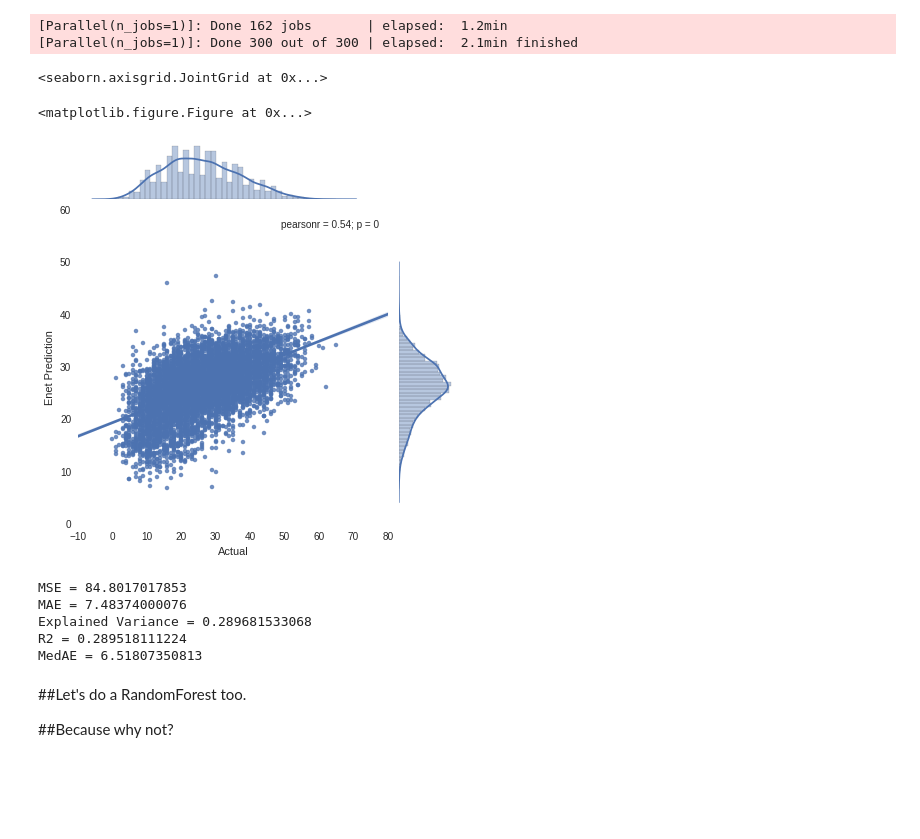
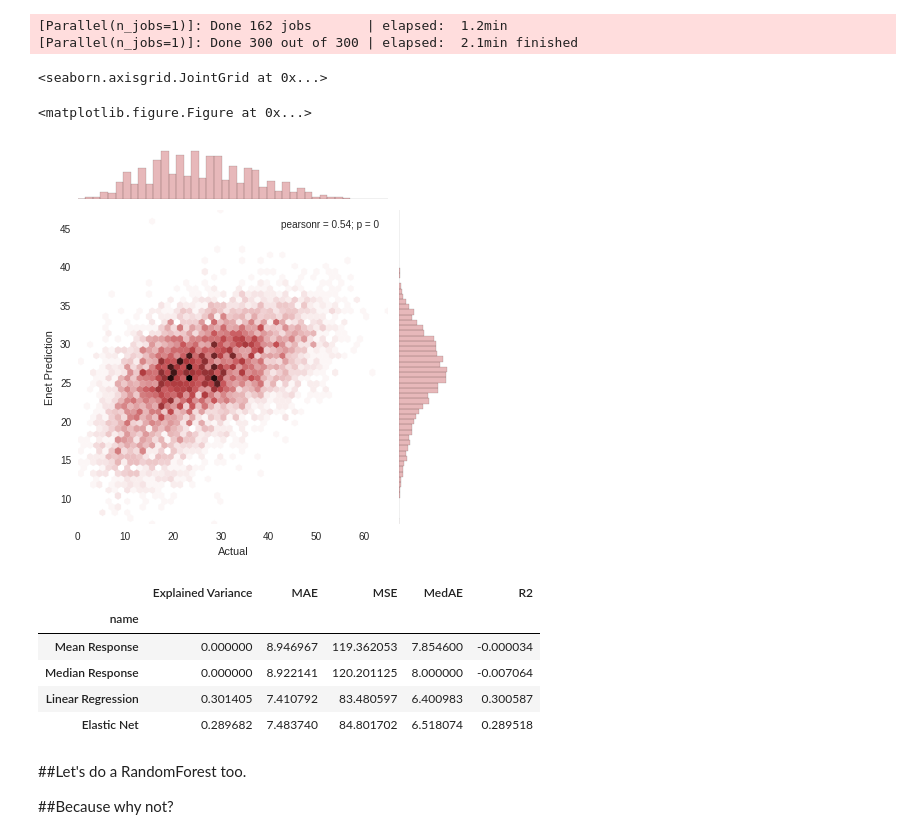
Before and after one commit to dsakagi/odsc-pisa, a Jupyter notebook: PISAMEX.ipynb, the cells around one changed output. Saved outputs shown, nothing was run; the diff lists cells and outputs as text; code cells hidden in the pictures; blank space fills up the shorter version.

```diff
--- a/PISAMEX.ipynb
+++ b/PISAMEX.ipynb
@@ -735,25 +766,27 @@ Fitting 3 folds for each of 100 candidates, totalling 300 fits
 [Parallel(n_jobs=1)]: Done 162 jobs       | elapsed:  1.2min
 [Parallel(n_jobs=1)]: Done 300 out of 300 | elapsed:  2.1min finished
 # %%
+enet_predictions = pd.Series(enet.predict(test_this),
+                             name='Elastic Net')
 p_df = pd.DataFrame({'Enet Prediction': enet_predictions,
                      'Actual': test_target.values})
 
 pylab.figure(figsize=(10, 10))
-sns.jointplot('Actual', 'Enet Prediction', data=p_df, kind="reg")
+sns.jointplot('Actual', 'Enet Prediction', data=p_df, kind="hex",
+              color=sns.color_palette()[2])
 # %% [output]
 <seaborn.axisgrid.JointGrid at 0x...>
 <matplotlib.figure.Figure at 0x...>
-[figure, old version]
+[figure, new version]
-# %%
-for metric_name, metric_func in test_metrics.iteritems():
-    print '{} = {}'.format(metric_name,
-                           metric_func(test_target, enet_predictions))
-# %% [output]
-MSE = 84.8017017853
-MAE = 7.48374000076
-Explained Variance = 0.289681533068
-R2 = 0.289518111224
-MedAE = 6.51807350813
+# %%
+metrics_report(mean_predictions, median_predictions, lr_predictions, enet_predictions)
+# %% [output]
+|  | Explained Variance | MAE | MSE | MedAE | R2 |
+| name |  |  |  |  |  |
+| Mean Response | 0.000000 | 8.946967 | 119.362053 | 7.854600 | -0.000034 |
+| Median Response | 0.000000 | 8.922141 | 120.201125 | 8.000000 | -0.007064 |
+| Linear Regression | 0.301405 | 7.410792 | 83.480597 | 6.400983 | 0.300587 |
+| Elastic Net | 0.289682 | 7.483740 | 84.801702 | 6.518074 | 0.289518 |
 # %% [markdown]
 ##Let's do a RandomForest too.
 
```
Also changed, not shown: parts of 33 cells of this notebook, 1 other file.
